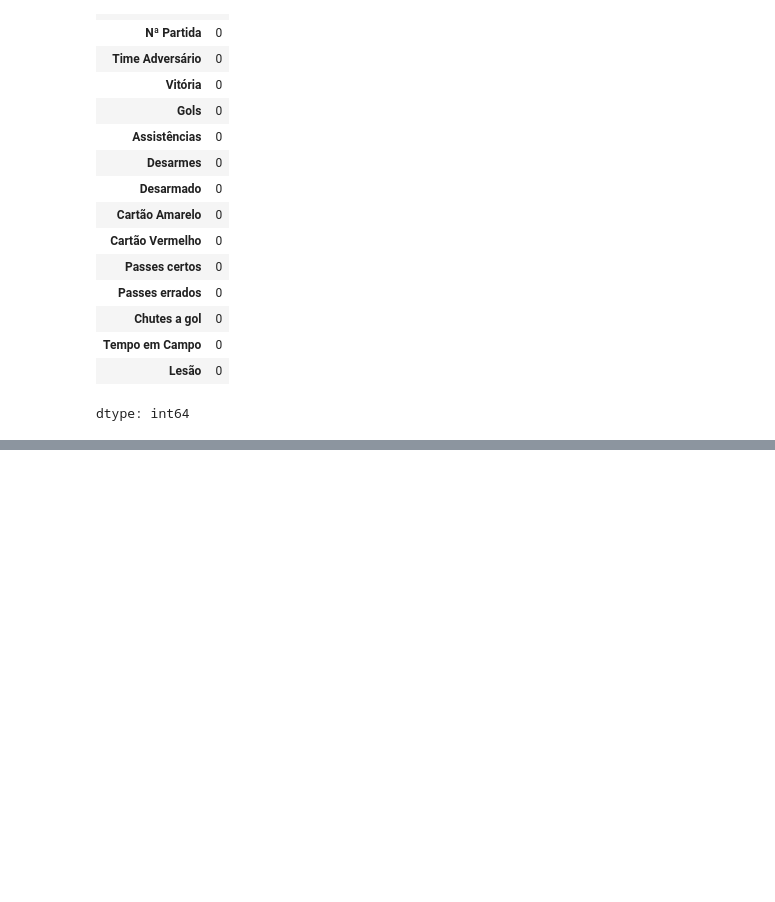
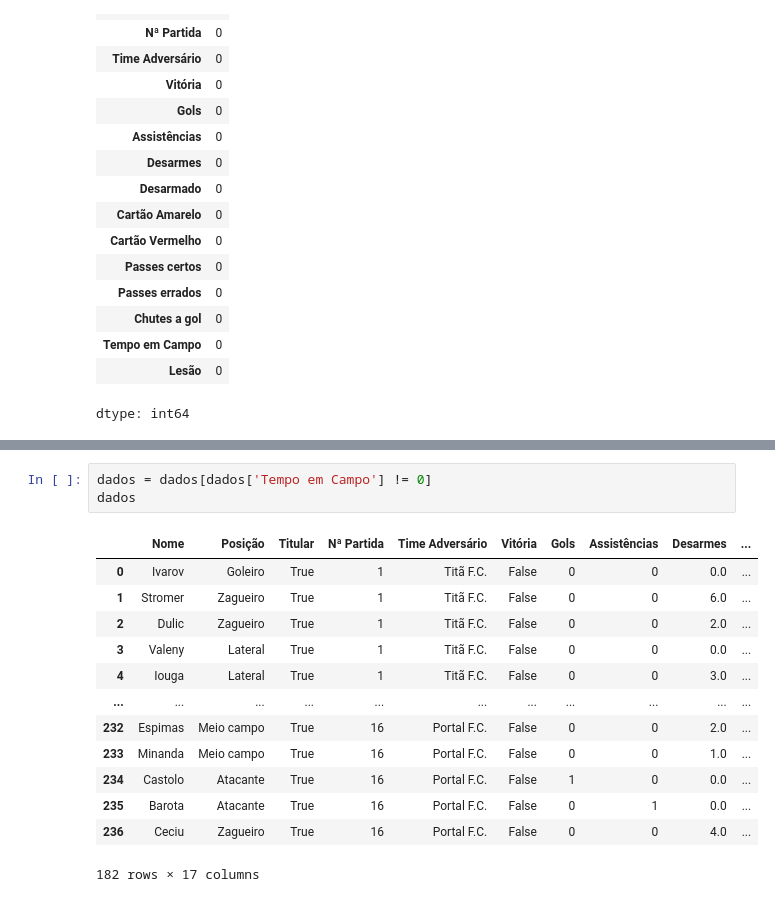
Before and after one commit to julianosfreitas/Analise-de-Dados, a Jupyter notebook: Futebol_com_Python.ipynb, the cells around one changed output, grey strips where cells are left out. Cells and saved outputs as stored; diff of their text form; blank space fills up the shorter version.

```diff
--- a/Futebol_com_Python.ipynb
+++ b/Futebol_com_Python.ipynb
@@ -174,0 +257,17 @@ dtype: int64
+# %%
+dados = dados[dados['Tempo em Campo'] != 0]
+dados
+# %% [output]
+|  | Nome | Posição | Titular | Nª Partida | Time Adversário | Vitória | Gols | Assistências | Desarmes | ... |
+| 0 | Ivarov | Goleiro | True | 1 | Titã F.C. | False | 0 | 0 | 0.0 | ... |
+| 1 | Stromer | Zagueiro | True | 1 | Titã F.C. | False | 0 | 0 | 6.0 | ... |
+| 2 | Dulic | Zagueiro | True | 1 | Titã F.C. | False | 0 | 0 | 2.0 | ... |
+| 3 | Valeny | Lateral | True | 1 | Titã F.C. | False | 0 | 0 | 0.0 | ... |
+| 4 | Iouga | Lateral | True | 1 | Titã F.C. | False | 0 | 0 | 3.0 | ... |
+| ... | ... | ... | ... | ... | ... | ... | ... | ... | ... | ... |
+| 232 | Espimas | Meio campo | True | 16 | Portal F.C. | False | 0 | 0 | 2.0 | ... |
+| 233 | Minanda | Meio campo | True | 16 | Portal F.C. | False | 0 | 0 | 1.0 | ... |
+| 234 | Castolo | Atacante | True | 16 | Portal F.C. | False | 1 | 0 | 0.0 | ... |
+| 235 | Barota | Atacante | True | 16 | Portal F.C. | False | 0 | 1 | 0.0 | ... |
+| 236 | Ceciu | Zagueiro | True | 16 | Portal F.C. | False | 0 | 0 | 4.0 | ... |
+182 rows × 17 columns
```
Also changed, not shown: parts of 22 cells of this notebook.
